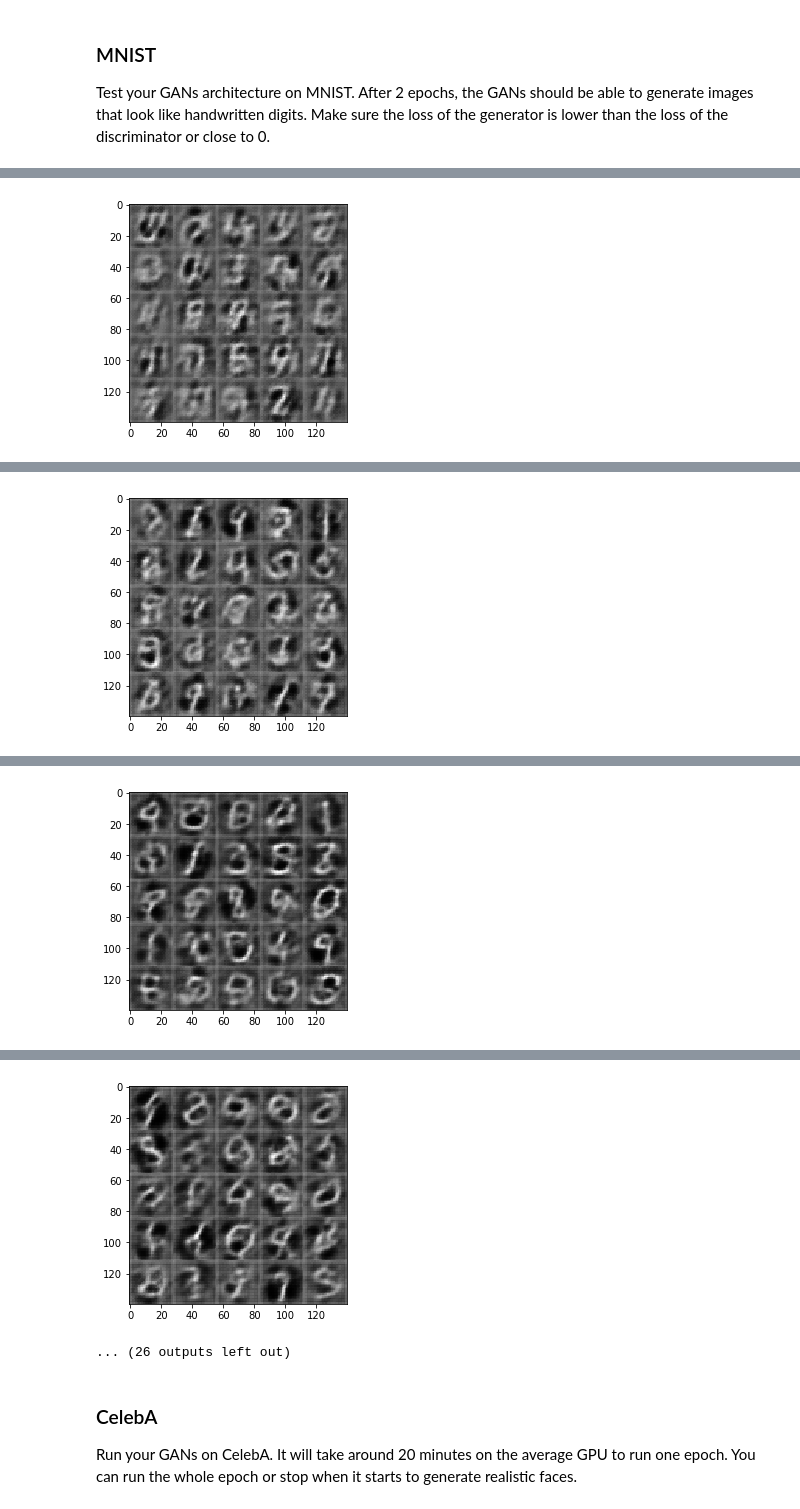
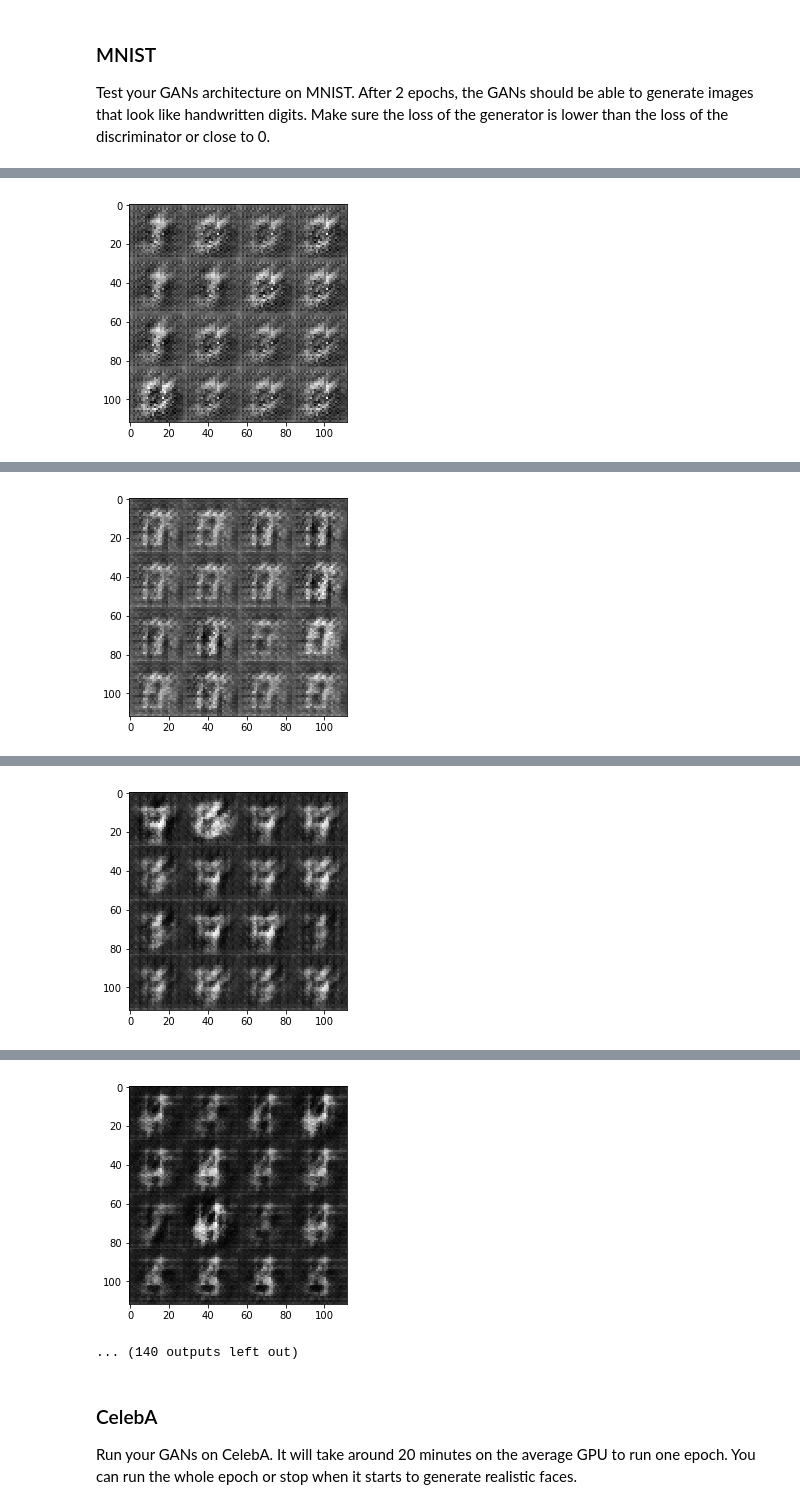
Before and after one commit to minh84/dlf_project, a Jupyter notebook: project05/dlnd_face_generation.ipynb, the cells around one changed output, grey strips where cells are left out. Cells and saved outputs as stored; diff of their text form; code cells hidden in the pictures.

```diff
--- a/project05/dlnd_face_generation.ipynb
+++ b/project05/dlnd_face_generation.ipynb
@@ -255,8 +316,10 @@ def model_loss(input_real, input_z, out_channel_dim):
     g_model = generator(input_z, out_channel_dim, is_train=True)
     d_model_fake, d_logits_fake = discriminator(g_model, reuse=True)
 
-    d_loss_real = tf.reduce_mean(tf.nn.sigmoid_cross_entropy_with_logits(logits = d_logits_real,
-                                                                         labels = tf.ones_like(d_model_real) * (1 - smooth)))
+    # using smoothing here to make discriminator generalize better
+    d_loss_real = tf.reduce_mean(tf.nn.sigmoid_cross_entropy_with_logits(
+                                        logits = d_logits_real,
+                                        labels = tf.ones_like(d_model_real) * (1 - smooth)))
 
     d_loss_fake = tf.reduce_mean(tf.nn.sigmoid_cross_entropy_with_logits(logits = d_logits_fake,
                                                                          labels = tf.zeros_like(d_model_fake)))
@@ -297,7 +360,10 @@ def model_opt(d_loss, g_loss, learning_rate, beta1):
 
     # Optimize
     d_train_opt = tf.train.AdamOptimizer(learning_rate, beta1=beta1).minimize(d_loss, var_list=d_vars)
-    g_train_opt = tf.train.AdamOptimizer(learning_rate, beta1=beta1).minimize(g_loss, var_list=g_vars)
+
+    update_ops = tf.get_collection(tf.GraphKeys.UPDATE_OPS)
+    with tf.control_dependencies(update_ops):
+        g_train_opt = tf.train.AdamOptimizer(learning_rate, beta1=beta1).minimize(g_loss, var_list=g_vars)
 
     return d_train_opt, g_train_opt
 
@@ -347,8 +413,6 @@ Implement `train` to build and train the GANs.  Use the following functions you
 
 Use the `show_generator_output` to show `generator` output while you train. Running `show_generator_output` for every batch will drastically increase training time and increase the size of the notebook.  It's recommended to print the `generator` output every 100 batches.
 # %%
-import scipy.stats as stats
-
 def train(epoch_count, batch_size, z_dim, learning_rate, beta1, get_batches, data_shape, data_image_mode):
     """
     Train the GAN
@@ -376,7 +440,7 @@ def train(epoch_count, batch_size, z_dim, learning_rate, beta1, get_batches, dat
     # counter
     steps = 0
     show_every = 100
-    n_images = 25
+    n_images = 16
     with tf.Session() as sess:
         sess.run(tf.global_variables_initializer())
         for epoch_i in range(epoch_count):
@@ -385,22 +449,27 @@ def train(epoch_count, batch_size, z_dim, learning_rate, beta1, get_batches, dat
                 steps += 1
 
                 # Sample random noise for inputs_z
-                batch_z = np.random.uniform(-0.5, 0.5, size=(batch_size, z_dim))
-                #batch_z = stats.truncnorm.rvs(-0.5, 0.5, size=(batch_size, z_dim), scale=0.5)
+                batch_z = np.random.uniform(-1.0, 1.0, size=(batch_size, z_dim))
 
-                # Run optimizers
-                _ = sess.run(d_train_opt, feed_dict={inputs_real : batch_images, inputs_z : batch_z})
-                _ = sess.run(g_train_opt, feed_dict={inputs_z : batch_z})
+                # scale input to -1, 1
+                scaled_images = 2.0*batch_images
+
+                # Run optimizers for discriminator
+                _, train_loss_d = sess.run([d_train_opt, d_loss], feed_dict={inputs_real : scaled_images,
+                                                                             inputs_z : batch_z})
+
+                # run train-op for generator twice
+                _, train_loss_g = sess.run([g_train_opt, g_loss], feed_dict={inputs_real : scaled_images,
+                                                                             inputs_z : batch_z})
+                _, train_loss_g = sess.run([g_train_opt, g_loss], feed_dict={inputs_real : scaled_images,
+                                                                             inputs_z : batch_z})
 
                 if (steps % show_every == 0):
                     # after each show_every stpes we measure d_loss v.s g_loss
-                    train_loss_d = d_loss.eval({inputs_real : batch_images, inputs_z : batch_z})
-                    train_loss_g = g_loss.eval({inputs_z : batch_z})
-
                     print("Epoch ({:>3d}/{:<3d})".format(epoch_i+1, epoch_count),
                           "Steps ({:>5d})".format(steps),
                           "Discriminator vs Generator Loss: {:7.4f} vs {:7.4f}".format(train_loss_d,
-                                                                                     train_loss_g))
+                                                                                       train_loss_g))
 
                     print("Generated images")
                     show_generator_output(sess, n_images, inputs_z, out_channel_dim, data_image_mode)
@@ -413,9 +482,9 @@ def train(epoch_count, batch_size, z_dim, learning_rate, beta1, get_batches, dat
 ### MNIST
 Test your GANs architecture on MNIST.  After 2 epochs, the GANs should be able to generate images that look like handwritten digits.  Make sure the loss of the generator is lower than the loss of the discriminator or close to 0.
 # %%
-batch_size = 64
+batch_size = 32
 z_dim = 100
-learning_rate = 0.0006
+learning_rate = 0.0002
 beta1 = 0.5
 
 """
@@ -438,2 +507,2 @@ Epoch (  1/2  ) Steps (  300) Discriminator vs Generator Loss:  0.7759 vs  1.593
 Generated images
-[figure, old version]
+[figure, new version]
@@ -441,2 +510,2 @@ Epoch (  1/2  ) Steps (  400) Discriminator vs Generator Loss:  0.9382 vs  1.469
 Generated images
-[figure, old version]
+[figure, new version]
@@ -444,2 +513,2 @@ Epoch (  1/2  ) Steps (  500) Discriminator vs Generator Loss:  0.9167 vs  1.252
 Generated images
-[figure, old version]
+[figure, new version]
@@ -447,6 +516,6 @@ Epoch (  1/2  ) Steps (  600) Discriminator vs Generator Loss:  0.9534 vs  1.724
 Generated images
-[figure, old version]
+[figure, new version]
-... (26 outputs left out)
+... (140 outputs left out)
 # %% [markdown]
 ### CelebA
 Run your GANs on CelebA.  It will take around 20 minutes on the average GPU to run one epoch.  You can run the whole epoch or stop when it starts to generate realistic faces.
```
Also changed, not shown: parts of 6 cells of this notebook, 1 other file.
